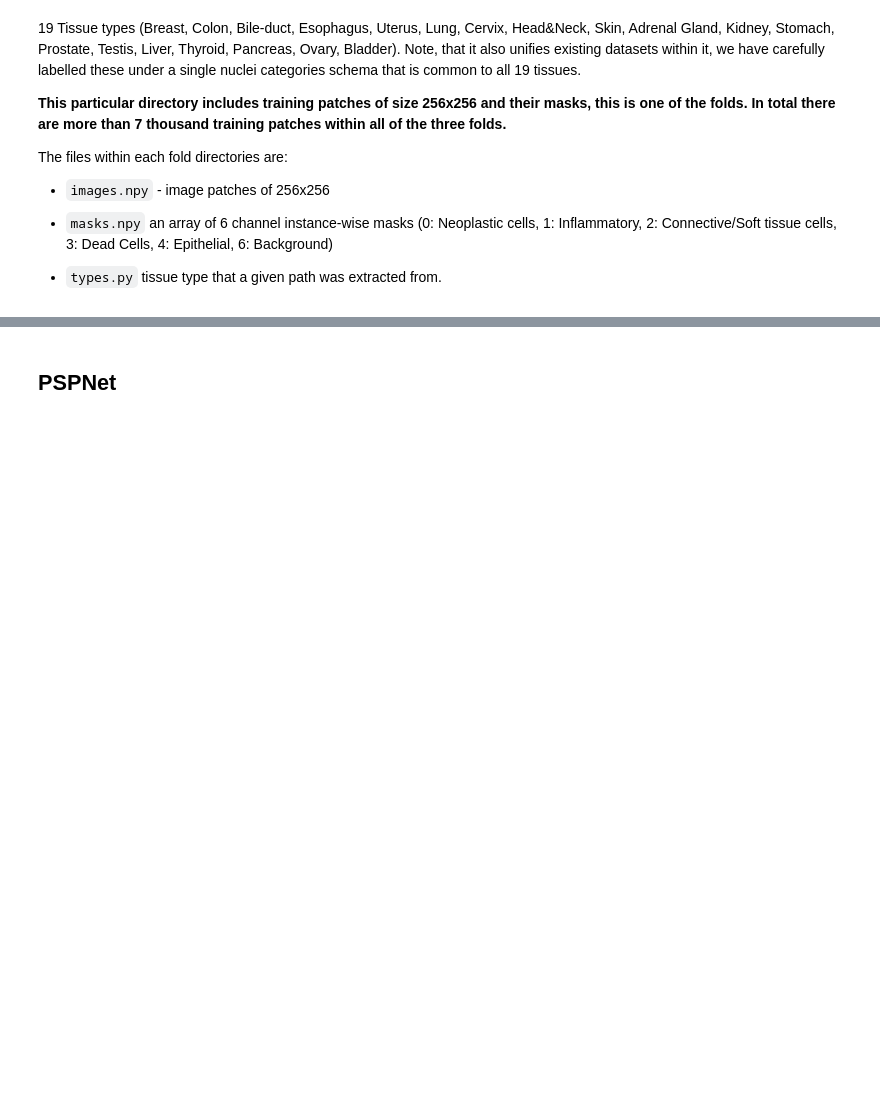
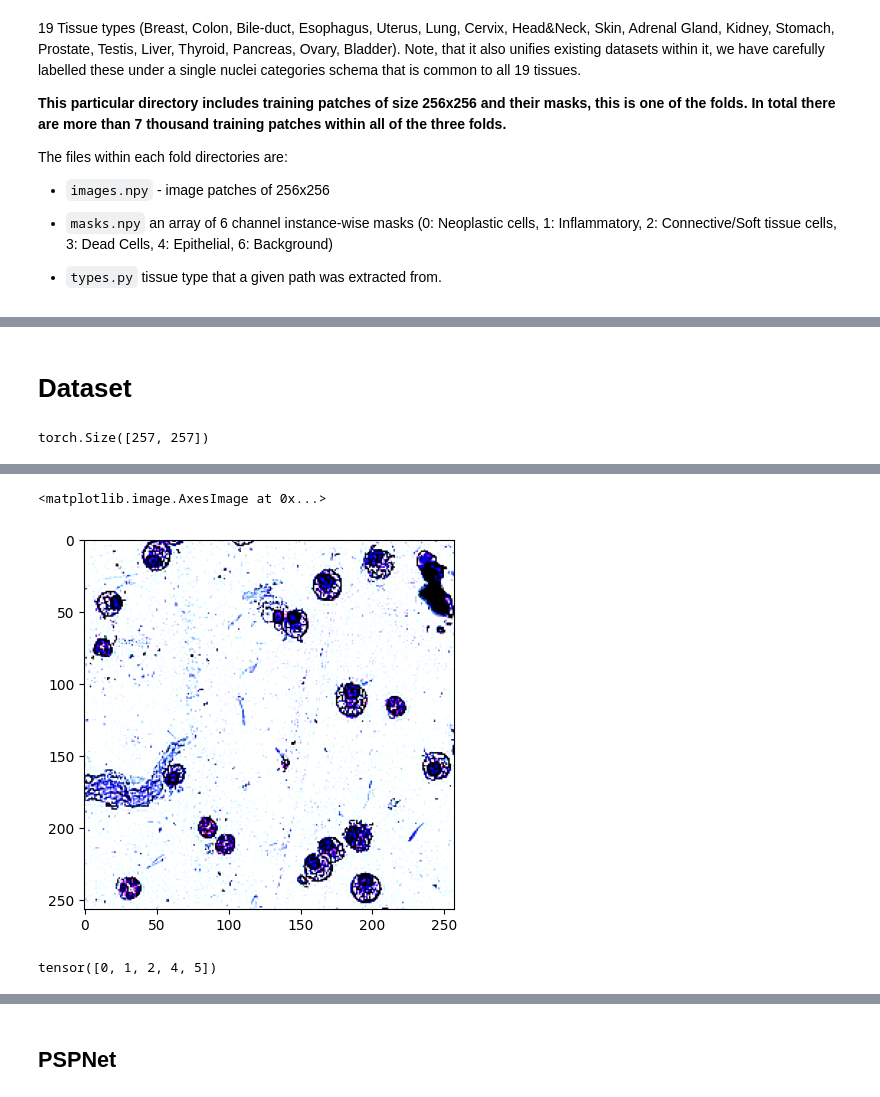
Before and after one commit to Le-Xuan-Thang/MurineCyto-Det, a Jupyter notebook: PSPNET_Cell_Analysis.ipynb, the cells around one changed output, grey strips where cells are left out. Cells and saved outputs as stored; diff of their text form; code cells hidden in the pictures; blank space fills up the shorter version.

```diff
--- a/PSPNET_Cell_Analysis.ipynb
+++ b/PSPNET_Cell_Analysis.ipynb
@@ -180,0 +93,2 @@ class PannukeDataset(Dataset):
+# %% [markdown]
+# Dataset
@@ -180,0 +154,7 @@ class PannukeDataset(Dataset):
+# %%
+mask.shape
+# %% [output]
+torch.Size([257, 257])
+# %%
+plt.imshow(image.permute(1,2,0).cpu())
+# %% [output]
@@ -180,0 +162,6 @@ class PannukeDataset(Dataset):
+<matplotlib.image.AxesImage at 0x...>
+[figure, added]
+# %%
+mask.unique()
+# %% [output]
+tensor([0, 1, 2, 4, 5])
```
Also changed, not shown: parts of 26 cells of this notebook.
